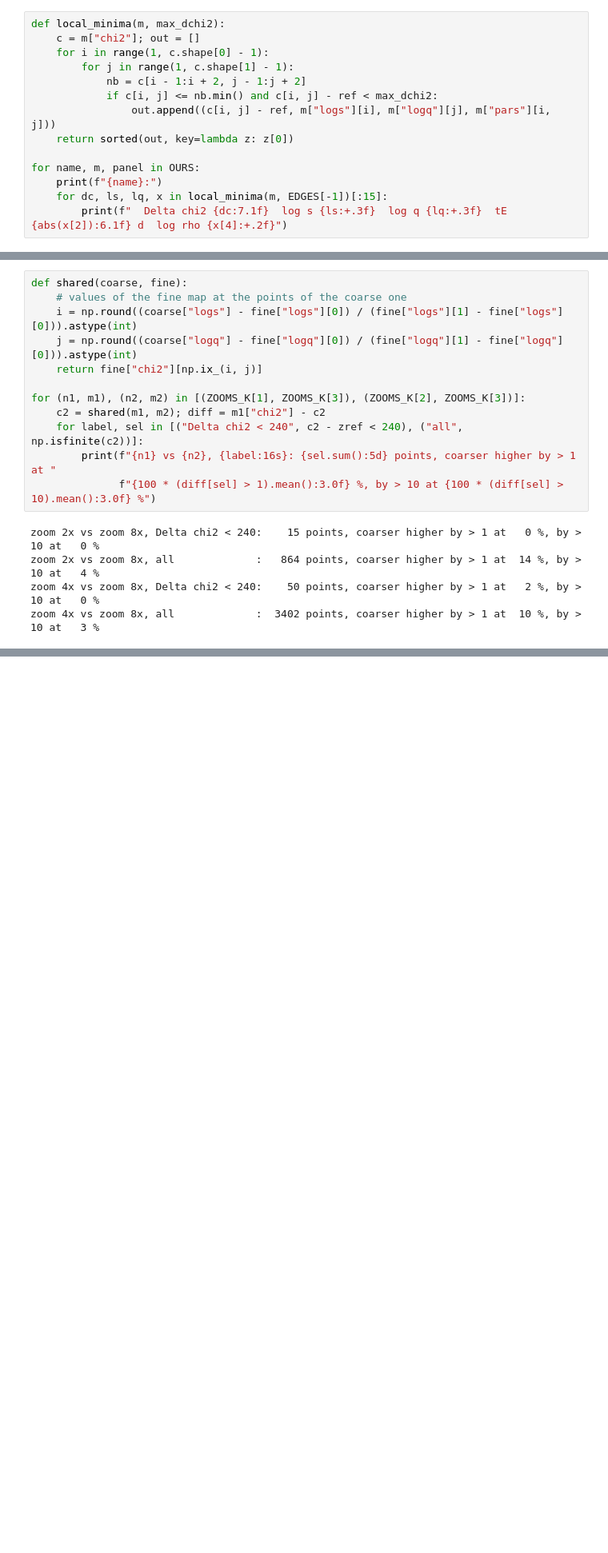
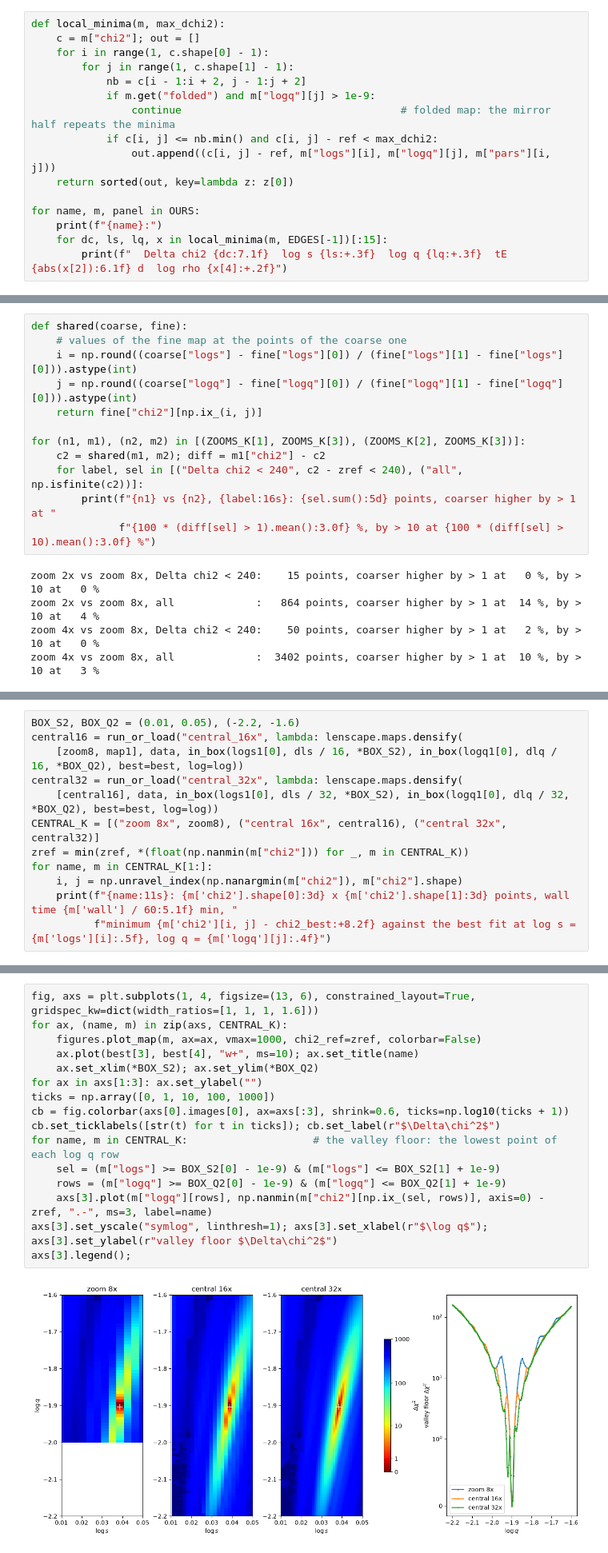
Before and after one commit to hippke/lenscape, a Jupyter notebook: notebooks/example_kb250121.ipynb, the cells around one changed output, grey strips where cells are left out. Shown at 80% size. Cells and saved outputs as stored; diff of their text form; blank space fills up the shorter version.

```diff
--- a/notebooks/example_kb250121.ipynb
+++ b/notebooks/example_kb250121.ipynb
@@ -273,6 +274,8 @@ def local_minima(m, max_dchi2):
     for i in range(1, c.shape[0] - 1):
         for j in range(1, c.shape[1] - 1):
             nb = c[i - 1:i + 2, j - 1:j + 2]
+            if m.get("folded") and m["logq"][j] > 1e-9:
+                continue                                   # folded map: the mirror half repeats the minima
             if c[i, j] <= nb.min() and c[i, j] - ref < max_dchi2:
                 out.append((c[i, j] - ref, m["logs"][i], m["logq"][j], m["pars"][i, j]))
     return sorted(out, key=lambda z: z[0])
@@ -363,0 +364,12 @@ zoom 4x vs zoom 8x, all             :  3402 points, coarser higher by > 1 at  10
+# %%
+BOX_S2, BOX_Q2 = (0.01, 0.05), (-2.2, -1.6)
+central16 = run_or_load("central_16x", lambda: lenscape.maps.densify(
+    [zoom8, map1], data, in_box(logs1[0], dls / 16, *BOX_S2), in_box(logq1[0], dlq / 16, *BOX_Q2), best=best, log=log))
+central32 = run_or_load("central_32x", lambda: lenscape.maps.densify(
+    [central16], data, in_box(logs1[0], dls / 32, *BOX_S2), in_box(logq1[0], dlq / 32, *BOX_Q2), best=best, log=log))
+CENTRAL_K = [("zoom 8x", zoom8), ("central 16x", central16), ("central 32x", central32)]
+zref = min(zref, *(float(np.nanmin(m["chi2"])) for _, m in CENTRAL_K))
+for name, m in CENTRAL_K[1:]:
+    i, j = np.unravel_index(np.nanargmin(m["chi2"]), m["chi2"].shape)
+    print(f"{name:11s}: {m['chi2'].shape[0]:3d} x {m['chi2'].shape[1]:3d} points, wall time {m['wall'] / 60:5.1f} min, "
+          f"minimum {m['chi2'][i, j] - chi2_best:+8.2f} against the best fit at log s = {m['logs'][i]:.5f}, log q = {m['logq'][j]:.4f}")
@@ -363,0 +379,18 @@ zoom 4x vs zoom 8x, all             :  3402 points, coarser higher by > 1 at  10
+# %%
+fig, axs = plt.subplots(1, 4, figsize=(13, 6), constrained_layout=True, gridspec_kw=dict(width_ratios=[1, 1, 1, 1.6]))
+for ax, (name, m) in zip(axs, CENTRAL_K):
+    figures.plot_map(m, ax=ax, vmax=1000, chi2_ref=zref, colorbar=False)
+    ax.plot(best[3], best[4], "w+", ms=10); ax.set_title(name)
+    ax.set_xlim(*BOX_S2); ax.set_ylim(*BOX_Q2)
+for ax in axs[1:3]: ax.set_ylabel("")
+ticks = np.array([0, 1, 10, 100, 1000])
+cb = fig.colorbar(axs[0].images[0], ax=axs[:3], shrink=0.6, ticks=np.log10(ticks + 1))
+cb.set_ticklabels([str(t) for t in ticks]); cb.set_label(r"$\Delta\chi^2$")
+for name, m in CENTRAL_K:                    # the valley floor: the lowest point of each log q row
+    sel = (m["logs"] >= BOX_S2[0] - 1e-9) & (m["logs"] <= BOX_S2[1] + 1e-9)
+    rows = (m["logq"] >= BOX_Q2[0] - 1e-9) & (m["logq"] <= BOX_Q2[1] + 1e-9)
+    axs[3].plot(m["logq"][rows], np.nanmin(m["chi2"][np.ix_(sel, rows)], axis=0) - zref, ".-", ms=3, label=name)
+axs[3].set_yscale("symlog", linthresh=1); axs[3].set_xlabel(r"$\log q$"); axs[3].set_ylabel(r"valley floor $\Delta\chi^2$")
+axs[3].legend();
+# %% [output]
+[figure, added]
```
Also changed, not shown: parts of 7 cells of this notebook, 3 other files.
